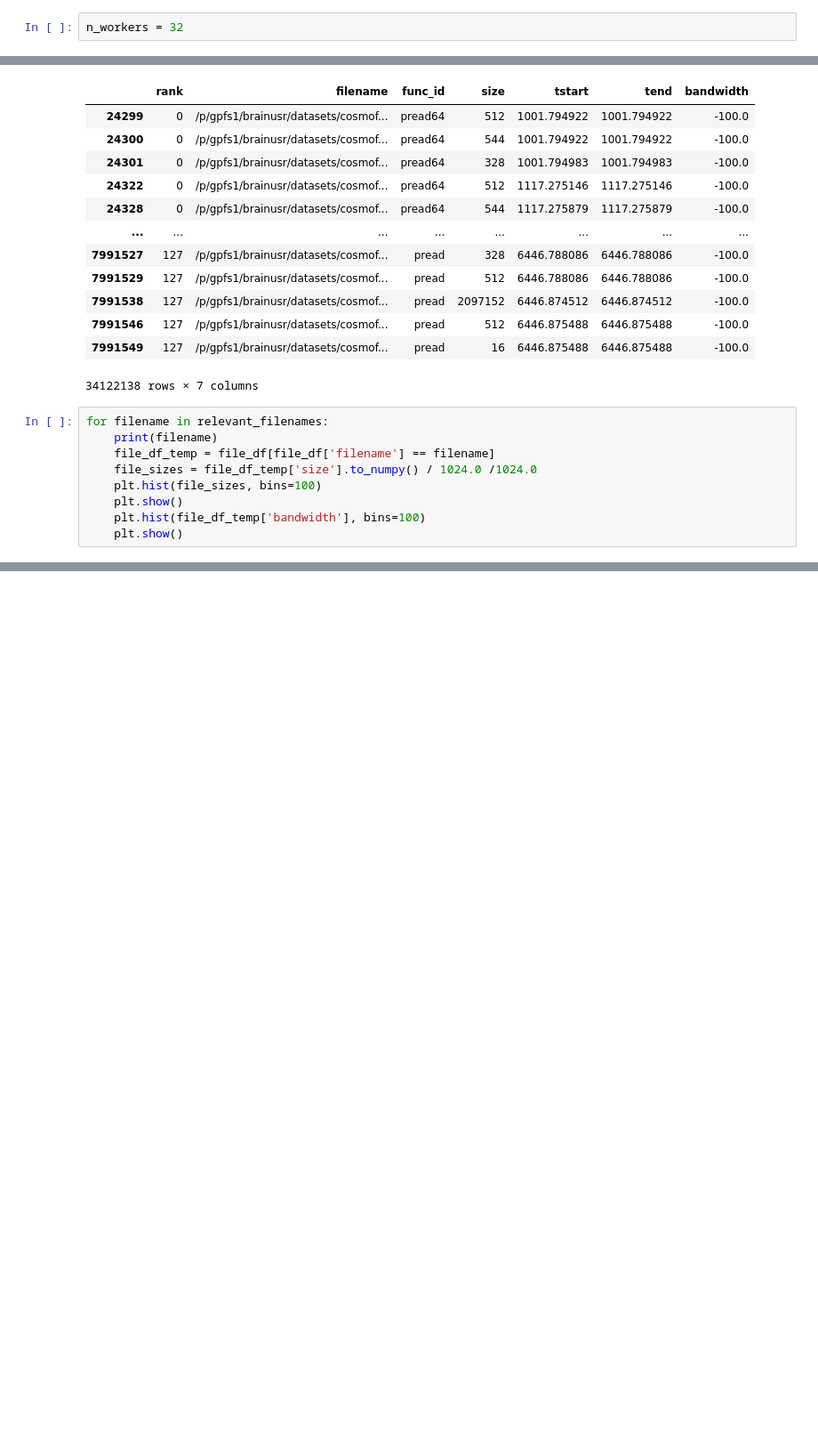
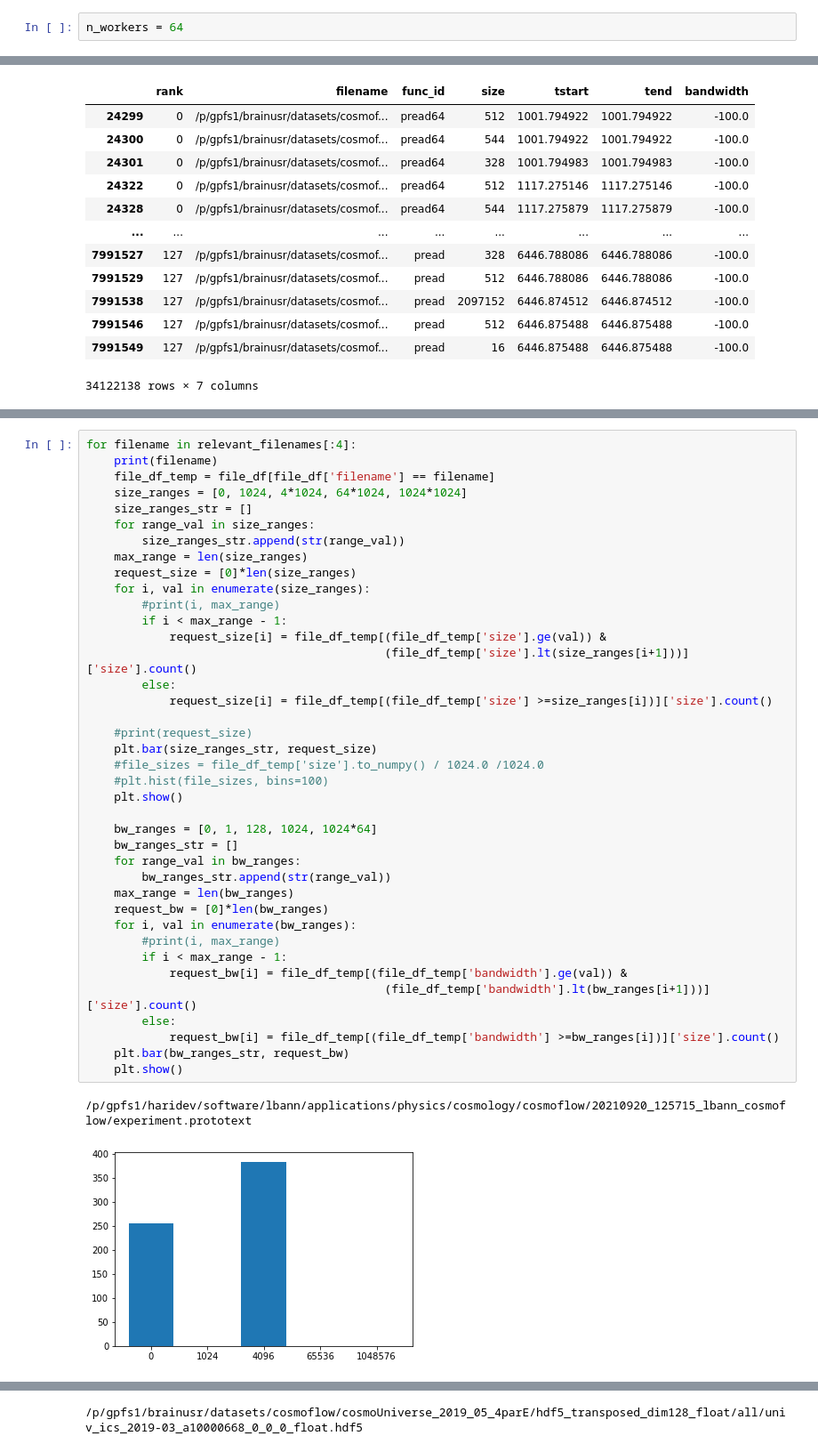
Before and after one commit to hariharan-devarajan/taxonomy, a Jupyter notebook: analysis/notebooks/recorder/cosmoflow.ipynb, the cells around one changed output, grey strips where cells are left out. Shown: that part at 89% size. Drawn from its saved outputs; the diff is of its cells as text; blank space fills up the shorter version.

```diff
--- a/analysis/notebooks/recorder/cosmoflow.ipynb
+++ b/analysis/notebooks/recorder/cosmoflow.ipynb
@@ -41,7 +41,7 @@ Scheduler-dd869df5-4c32-451d-b757-3c1945499023
 | Started: Just now | Total memory: 0 B |
 Workers
 # %%
-n_workers = 32
+n_workers = 64
 # %%
 cluster.scale(n_workers)
 # %%
@@ -228,12 +231,3 @@ file_df[file_df['func_id'].str.contains('read') & (file_df['bandwidth'] == -100)
 | 7991546 | 127 | /p/gpfs1/brainusr/datasets/cosmof... | pread | 512 | 6446.875488 | 6446.875488 | -100.0 |
 | 7991549 | 127 | /p/gpfs1/brainusr/datasets/cosmof... | pread | 16 | 6446.875488 | 6446.875488 | -100.0 |
 34122138 rows × 7 columns
-# %%
-for filename in relevant_filenames:
-    print(filename)
-    file_df_temp = file_df[file_df['filename'] == filename]
-    file_sizes = file_df_temp['size'].to_numpy() / 1024.0 /1024.0
-    plt.hist(file_sizes, bins=100)
-    plt.show()
-    plt.hist(file_df_temp['bandwidth'], bins=100)
-    plt.show()
@@ -253,0 +234,42 @@ for filename in relevant_filenames:
+# %%
+for filename in relevant_filenames[:4]:
+    print(filename)
+    file_df_temp = file_df[file_df['filename'] == filename]
+    size_ranges = [0, 1024, 4*1024, 64*1024, 1024*1024]
+    size_ranges_str = []
+    for range_val in size_ranges:
+        size_ranges_str.append(str(range_val))
+    max_range = len(size_ranges)
+    request_size = [0]*len(size_ranges)
+    for i, val in enumerate(size_ranges):
+        #print(i, max_range)
+        if i < max_range - 1:
+            request_size[i] = file_df_temp[(file_df_temp['size'].ge(val)) &
+                                           (file_df_temp['size'].lt(size_ranges[i+1]))]['size'].count()
+        else:
+            request_size[i] = file_df_temp[(file_df_temp['size'] >=size_ranges[i])]['size'].count()
+
+    #print(request_size)
+    plt.bar(size_ranges_str, request_size)
+    #file_sizes = file_df_temp['size'].to_numpy() / 1024.0 /1024.0
+    #plt.hist(file_sizes, bins=100)
+    plt.show()
+
+    bw_ranges = [0, 1, 128, 1024, 1024*64]
+    bw_ranges_str = []
+    for range_val in bw_ranges:
+        bw_ranges_str.append(str(range_val))
+    max_range = len(bw_ranges)
+    request_bw = [0]*len(bw_ranges)
+    for i, val in enumerate(bw_ranges):
+        #print(i, max_range)
+        if i < max_range - 1:
+            request_bw[i] = file_df_temp[(file_df_temp['bandwidth'].ge(val)) &
+                                           (file_df_temp['bandwidth'].lt(bw_ranges[i+1]))]['size'].count()
+        else:
+            request_bw[i] = file_df_temp[(file_df_temp['bandwidth'] >=bw_ranges[i])]['size'].count()
+    plt.bar(bw_ranges_str, request_bw)
+    plt.show()
+# %% [output]
+/p/gpfs1/haridev/software/lbann/applications/physics/cosmology/cosmoflow/20210920_125715_lbann_cosmoflow/experiment.prototext
+[figure, added]
@@ -253,0 +277 @@ for filename in relevant_filenames:
+/p/gpfs1/brainusr/datasets/cosmoflow/cosmoUniverse_2019_05_4parE/hdf5_transposed_dim128_float/all/univ_ics_2019-03_a10000668_0_0_0_float.hdf5
```
Also changed, not shown: parts of 12 cells of this notebook, 1 other file.
